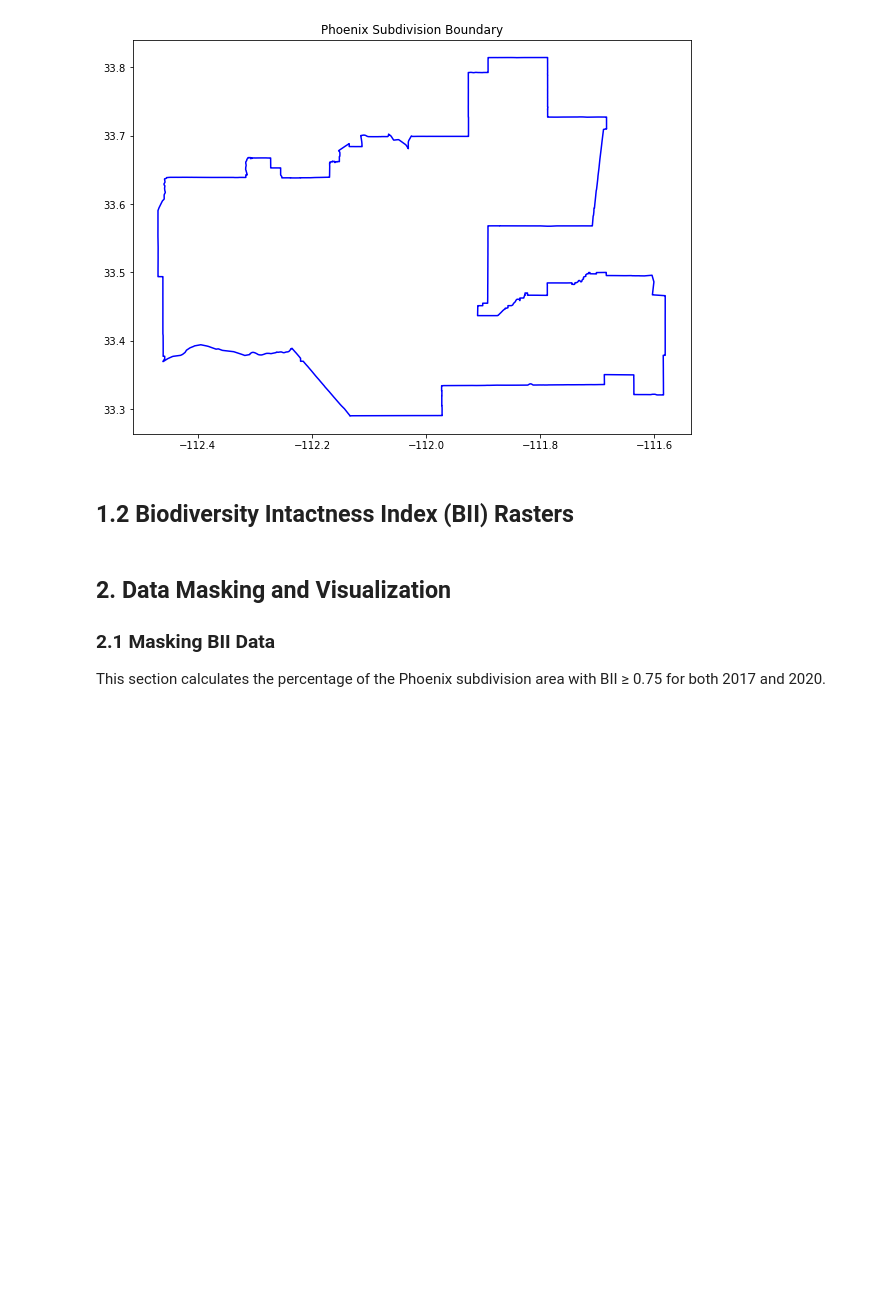
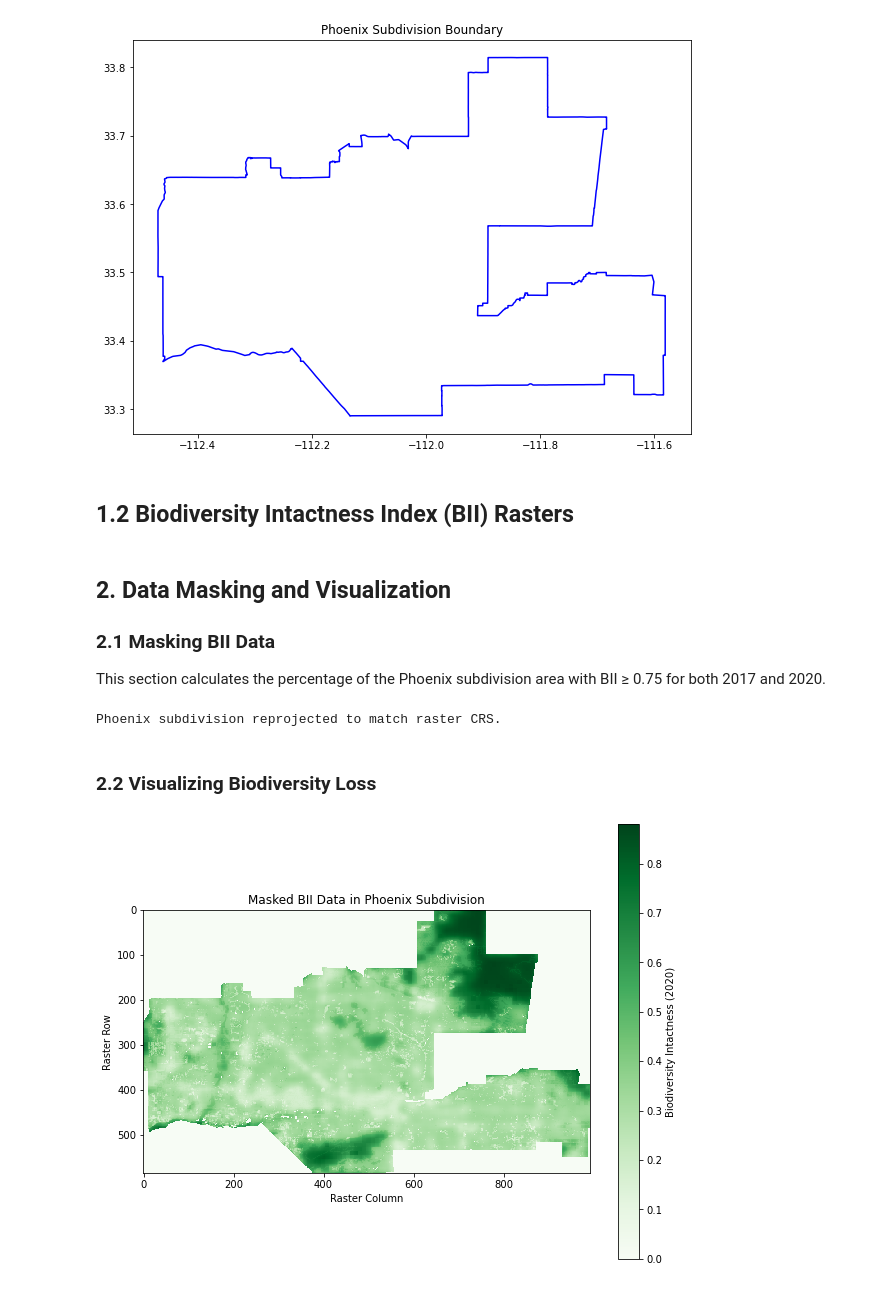
Before and after one commit to takeenshamloo/biodiversity-intactness-phoenix, a Jupyter notebook: notebooks/biodiversity_of_pheonix_airzona.ipynb, the cells around one changed output. Cells and saved outputs as stored; diff of their text form; code cells hidden in the pictures; blank space fills up the shorter version.

Commit message:
Ensured equivalent CRS projections before masking both 2017 and 2020 data for subdivisions

```diff
--- a/notebooks/biodiversity_of_pheonix_airzona.ipynb
+++ b/notebooks/biodiversity_of_pheonix_airzona.ipynb
@@ -124,3 +124,34 @@ bii_2020 = rasterio.open("../data/bii_2020.tif")
 ## 2. Data Masking and Visualization
 ### 2.1 Masking BII Data
 This section calculates the percentage of the Phoenix subdivision area with BII ≥ 0.75 for both 2017 and 2020.
+# %%
+# Ensure CRS alignment between rasters and Phoenix subdivision
+if phoenix_subdivision.crs != bii_2017.crs:
+    phoenix_subdivision = phoenix_subdivision.to_crs(bii_2017.crs)
+    print("Phoenix subdivision reprojected to match raster CRS.")
+
+# Define a function to mask raster data
+def mask_raster(raster, shapefile):
+    shapes = [geometry.__geo_interface__ for geometry in shapefile.geometry]
+    masked, transform = mask(raster, shapes, crop=True)
+    assert masked.size > 0, "Error: Masked raster is empty."
+    return masked[0], transform
+
+# Mask the 2017 and 2020 rasters
+masked_bii_2017, transform_bii_2017 = mask_raster(bii_2017, phoenix_subdivision)
+masked_bii_2020, transform_bii_2020 = mask_raster(bii_2020, phoenix_subdivision)
+# %% [output]
+Phoenix subdivision reprojected to match raster CRS.
+# %% [markdown]
+### 2.2 Visualizing Biodiversity Loss
+# %%
+# Plot the masked 2020 raster
+plt.figure(figsize = (10, 8))
+plt.imshow(masked_bii_2020, cmap = "Greens", interpolation = "none")
+plt.colorbar(label = "Biodiversity Intactness (2020)")
+plt.title("Masked BII Data in Phoenix Subdivision")
+plt.xlabel("Raster Column")
+plt.ylabel("Raster Row")
+plt.show()
+# %% [output]
+[figure, added]
```
